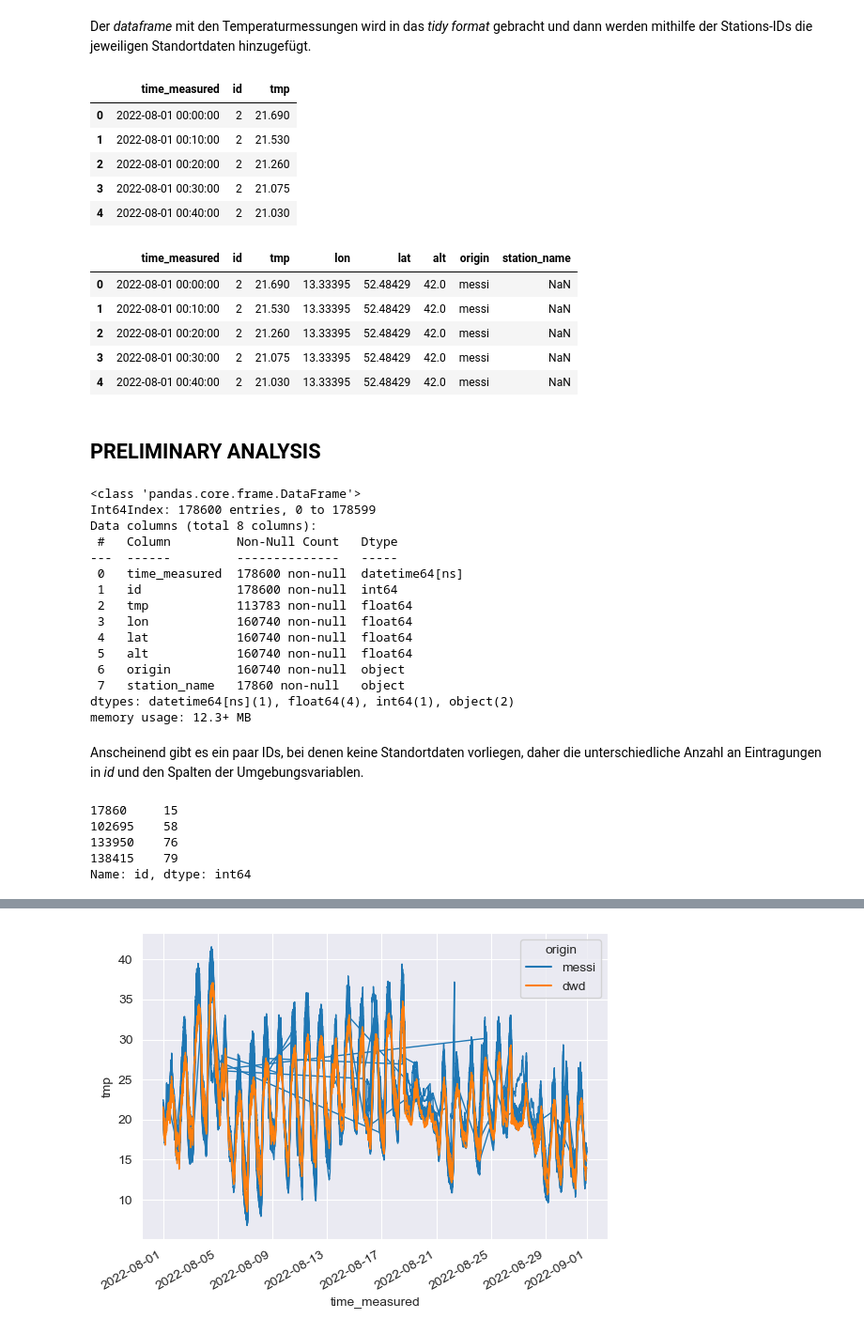
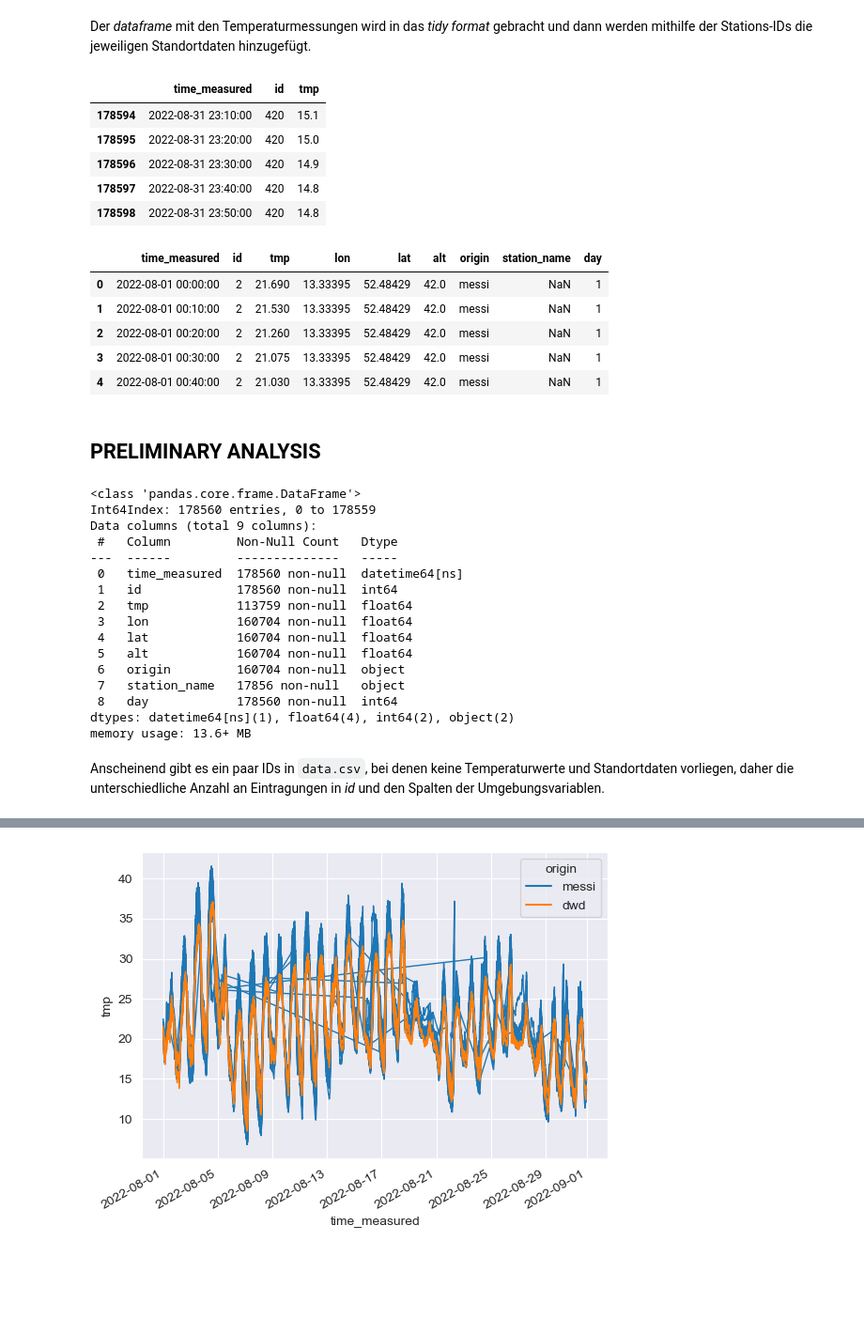
Before and after one commit to vegan-schnitzel/messi-cluster-analysis, a Jupyter notebook: code/main.ipynb, the cells around one changed output, grey strips where cells are left out. Shown: that part at 94% size. Drawn from its saved outputs; the diff is of its cells as text; code cells hidden in the pictures; blank space fills up the shorter version.

```diff
--- a/code/main.ipynb
+++ b/code/main.ipynb
@@ -53,53 +54,49 @@ Der _dataframe_ mit den Temperaturmessungen wird in das _tidy format_ gebracht u
 meas = pd.read_csv("../data/data.csv", parse_dates=["time_measured"])
 meas = meas.melt(id_vars="time_measured", var_name="id", value_name="tmp")
 meas['id'] = meas["id"].astype(int)
-meas.head()
+# focus on august (remove last value of 2022-09-01 00:00:00, which is technically december)
+meas = meas[meas.time_measured.dt.month == 8]
+meas.tail()
 # %% [output]
 |  | time_measured | id | tmp |
-| 0 | 2022-08-01 00:00:00 | 2 | 21.690 |
-| 1 | 2022-08-01 00:10:00 | 2 | 21.530 |
-| 2 | 2022-08-01 00:20:00 | 2 | 21.260 |
-| 3 | 2022-08-01 00:30:00 | 2 | 21.075 |
-| 4 | 2022-08-01 00:40:00 | 2 | 21.030 |
+| 178594 | 2022-08-31 23:10:00 | 420 | 15.1 |
+| 178595 | 2022-08-31 23:20:00 | 420 | 15.0 |
+| 178596 | 2022-08-31 23:30:00 | 420 | 14.9 |
+| 178597 | 2022-08-31 23:40:00 | 420 | 14.8 |
+| 178598 | 2022-08-31 23:50:00 | 420 | 14.8 |
 # %%
 # https://stackoverflow.com/questions/54487745/how-to-merge-pandas-dataframes-without-duplicating-columns
 tmp_raw = meas.merge(right=pd.concat([messi_loc, dwd_loc], axis="index"), how="left", on="id")
+# add day column
+tmp_raw["day"] = tmp_raw["time_measured"].dt.day
 tmp_raw.head()
 # %% [output]
-|  | time_measured | id | tmp | lon | lat | alt | origin | station_name |
-| 0 | 2022-08-01 00:00:00 | 2 | 21.690 | 13.33395 | 52.48429 | 42.0 | messi | NaN |
-| 1 | 2022-08-01 00:10:00 | 2 | 21.530 | 13.33395 | 52.48429 | 42.0 | messi | NaN |
-| 2 | 2022-08-01 00:20:00 | 2 | 21.260 | 13.33395 | 52.48429 | 42.0 | messi | NaN |
-| 3 | 2022-08-01 00:30:00 | 2 | 21.075 | 13.33395 | 52.48429 | 42.0 | messi | NaN |
-| 4 | 2022-08-01 00:40:00 | 2 | 21.030 | 13.33395 | 52.48429 | 42.0 | messi | NaN |
+|  | time_measured | id | tmp | lon | lat | alt | origin | station_name | day |
+| 0 | 2022-08-01 00:00:00 | 2 | 21.690 | 13.33395 | 52.48429 | 42.0 | messi | NaN | 1 |
+| 1 | 2022-08-01 00:10:00 | 2 | 21.530 | 13.33395 | 52.48429 | 42.0 | messi | NaN | 1 |
+| 2 | 2022-08-01 00:20:00 | 2 | 21.260 | 13.33395 | 52.48429 | 42.0 | messi | NaN | 1 |
+| 3 | 2022-08-01 00:30:00 | 2 | 21.075 | 13.33395 | 52.48429 | 42.0 | messi | NaN | 1 |
+| 4 | 2022-08-01 00:40:00 | 2 | 21.030 | 13.33395 | 52.48429 | 42.0 | messi | NaN | 1 |
 # %% [markdown]
 ## PRELIMINARY ANALYSIS
 # %%
 tmp_raw.info()
 # %% [output]
 <class 'pandas.core.frame.DataFrame'>
-Int64Index: 178600 entries, 0 to 178599
-Data columns (total 8 columns):
+Int64Index: 178560 entries, 0 to 178559
+Data columns (total 9 columns):
  #   Column         Non-Null Count   Dtype
 ---  ------         --------------   -----
- 0   time_measured  178600 non-null  datetime64[ns]
- 1   id             178600 non-null  int64
- 2   tmp            113783 non-null  float64
- 3   lon            160740 non-null  float64
- 4   lat            160740 non-null  float64
- 5   alt            160740 non-null  float64
- 6   origin         160740 non-null  object
- 7   station_name   17860 non-null   object
-dtypes: datetime64[ns](1), float64(4), int64(1), object(2)
-memory usage: 12.3+ MB
+ 0   time_measured  178560 non-null  datetime64[ns]
+ 1   id             178560 non-null  int64
+ 2   tmp            113759 non-null  float64
+ 3   lon            160704 non-null  float64
+ 4   lat            160704 non-null  float64
+ 5   alt            160704 non-null  float64
+ 6   origin         160704 non-null  object
+ 7   station_name   17856 non-null   object
+ 8   day            178560 non-null  int64
+dtypes: datetime64[ns](1), float64(4), int64(2), object(2)
+memory usage: 13.6+ MB
 # %% [markdown]
-Anscheinend gibt es ein paar IDs, bei denen keine Standortdaten vorliegen, daher die unterschiedliche Anzahl an Eintragungen in _id_ und den Spalten der Umgebungsvariablen.
+Anscheinend gibt es ein paar IDs in `data.csv`, bei denen keine Temperaturwerte und Standortdaten vorliegen, daher die unterschiedliche Anzahl an Eintragungen in _id_ und den Spalten der Umgebungsvariablen.
-# %%
-# not all messis have supplementary location data
-tmp_raw["id"][tmp_raw.lat.isna()].drop_duplicates()
-# %% [output]
-17860     15
-102695    58
-133950    76
-138415    79
-Name: id, dtype: int64
```
Also changed, not shown: parts of 12 cells of this notebook, 2 other files.
